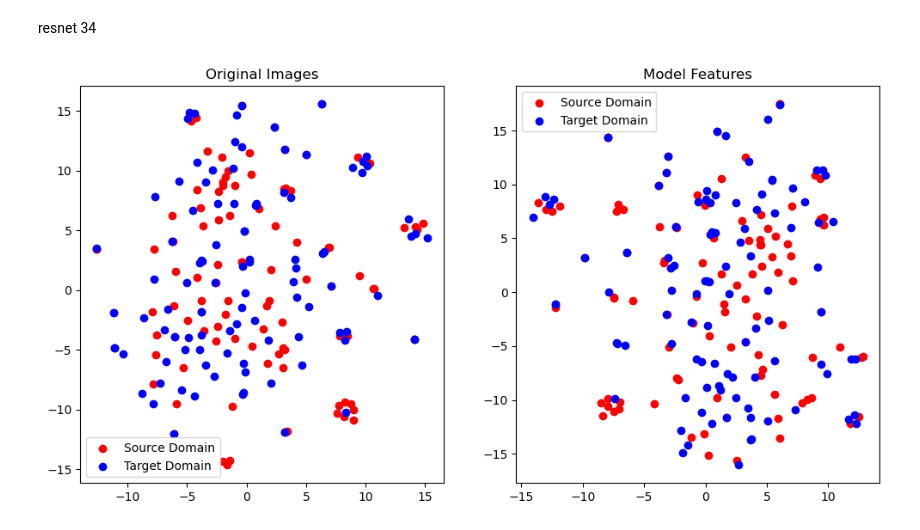
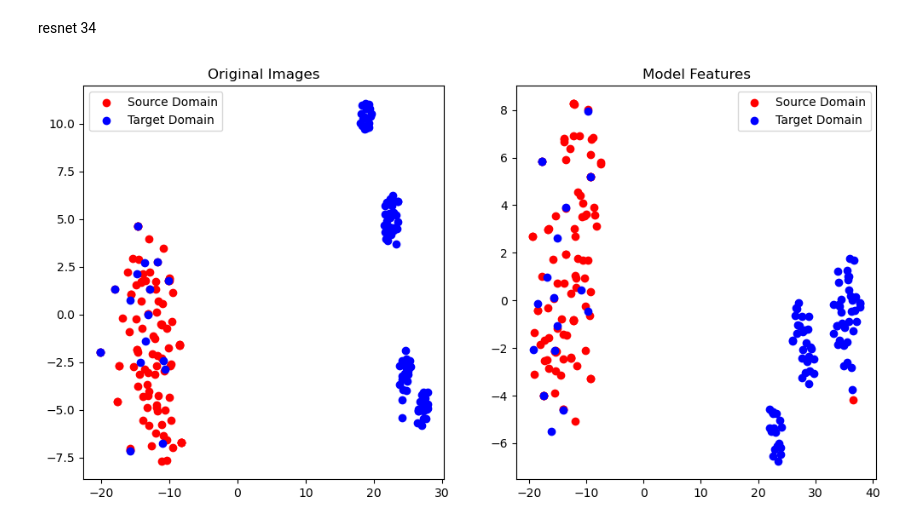
Before and after one commit to ByungWanLim/Design_project, a Jupyter notebook: Clustering copy.ipynb, the cells around one changed output. Drawn from its saved outputs; the diff is of its cells as text; code cells hidden in the pictures.

```diff
--- a/Clustering copy.ipynb
+++ b/Clustering copy.ipynb
@@ -438,8 +438,8 @@ def apply_fisheye_distortion(images, masks=None, label=1):
                               [0, 0, 1]], dtype=np.float32)
 
     # 왜곡 계수 생성
-
-    dist_coeffs = np.array([0, 0.0, 0, 0], dtype=np.float32)
+    label = random.randint(0,label+1)
+    dist_coeffs = np.array([0, 0.2 * label, 0, 0], dtype=np.float32)
 
     # 왜곡 보정
     undistorted_images = []
@@ -527,7 +527,7 @@ dataset_distorted = CustomDataset('./data/train_source.csv', transform=transform
 dataloader_distorted = DataLoader(dataset_distorted, batch_size=100, shuffle=True)
 #모델 불러오기
 model = Resnet34_Unet(n_classes=13).to(device)
-model.load_state_dict(torch.load('./data/resnet34.pth'), strict=False)
+model.load_state_dict(torch.load('./data/resnet34_1107_1.pth'), strict=False)
 model.eval()
 
 features = []
@@ -562,35 +562,33 @@ df = pd.DataFrame(np.concatenate([original.reshape(original.shape[0], -1), disto
 image_tsne = tsne.fit_transform(df)
 
 # 너무커서 앞에서 16개 채널만 선택
-original_first = original_features[:, 0:16, :, :]
-distorted_first = distorted_features[:, 0:16, :, :]
+original_first = original_features[:, 0, :, :]
+distorted_first = distorted_features[:, 0, :, :]
 
 df = pd.DataFrame(np.concatenate([original_first.reshape(original_first.shape[0], -1), distorted_first.reshape(distorted_first.shape[0], -1)], 0))
 #df = pd.DataFrame(np.concatenate([original_features.reshape(original_features.shape[0], -1), distorted_features.reshape(distorted_features.shape[0], -1)], 0))
 features_tsne = tsne.fit_transform(df)
 # 4. 시각화
 plt.figure(figsize=(12, 6))
 
 # 왼쪽: 원본 이미지의 t-SNE 결과
 plt.subplot(1, 2, 1)
 i0 = image_tsne[:100]
 i1 = image_tsne[100:]
 plt.scatter(i0[:, 0], i0[:, 1], c='r', label='Source Domain')
 plt.scatter(i1[:, 0], i1[:, 1], c='b', label='Target Domain')
 plt.title('Original Images')
 plt.legend()
 
 f0 = features_tsne[:100]
 f1 = features_tsne[100:]
 # 오른쪽: 모델을 통과한 feature map의 t-SNE 결과
 plt.subplot(1, 2, 2)
 plt.scatter(f0[:, 0], f0[:, 1], c='r', label='Source Domain')
 plt.scatter(f1[:, 0], f1[:, 1], c='b', label='Target Domain')
 plt.title('Model Features')
 plt.legend()
-
 plt.show()
-
 hook.remove()
 # %% [output]
-[figure, old version]
+[figure, new version]
```
Also changed, not shown: 6 other files.
